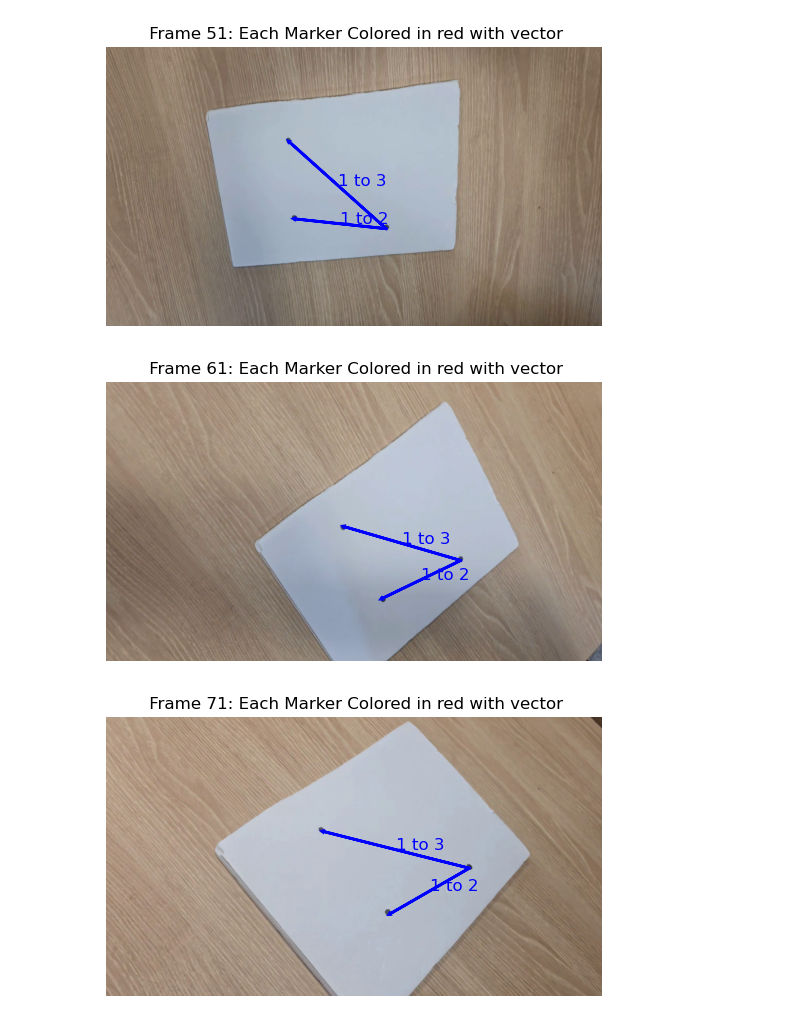
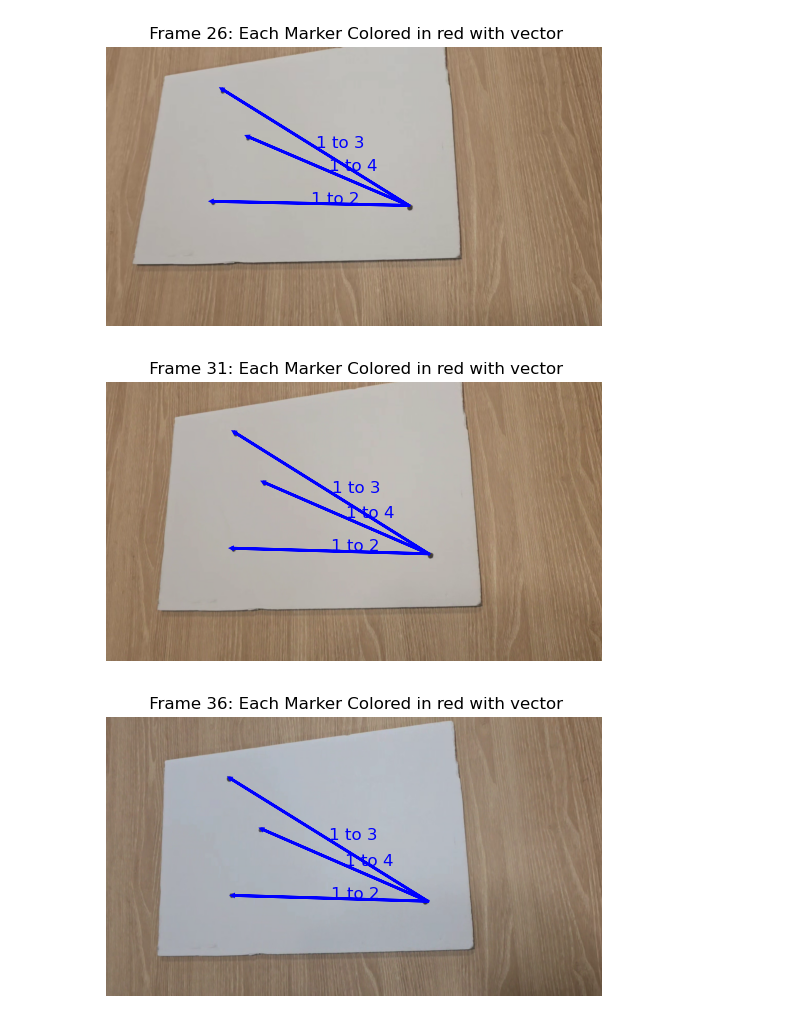
Before and after one commit to SNU-Sigma-Intelligence/SIGMAxPortal301-Team2, a Jupyter notebook: 심화과제_1/SML/test.ipynb, the cells around one changed output. Saved outputs shown, nothing was run; the diff lists cells and outputs as text; code cells hidden in the pictures.

```diff
--- a/심화과제_1/SML/test.ipynb
+++ b/심화과제_1/SML/test.ipynb
@@ -1,8 +1,8 @@
 # %%
 from utils import *
 # %%
-video_path = '/home/ubuntu/SML/SIGMAxPortal301-Team2/심화과제_1/video/2.mp4'
-video = read_video_to_tensor(video_path, frame_step=5)
+video_path = '/home/ubuntu/SML/SIGMAxPortal301-Team2/심화과제_1/video/1.mp4'
+video = read_video_to_tensor(video_path, frame_step=5, max_frame=250)
 # %%
 print(f"Video shape: {video.shape}")
 # %% [output]
@@ -11,7 +11,14 @@ Video shape: torch.Size([109, 3, 1080, 1920])
 highlighted_pictures = []
 marker_list = []
 
-markers, highlighted_frame = heuristic_marker_highlight_for_first_frame(video[0], threshold=0.5, picture=True)
+markers, highlighted_frame = heuristic_marker_highlight_for_first_frame(video[0],
+                                                                        threshold=0.5,
+                                                                        ratio_threshold=1.5,
+                                                                        marker_size_threshold=40,
+                                                                        number_of_markers=4,
+                                                                        picture=True)
 highlighted_pictures.append(highlighted_frame)
 marker_list.append(markers)
+show_picture(highlighted_frame, title='Frame 1: Each Marker Colored in red')
+show_picture_with_marker_vector(highlighted_frame, markers, title='Frame 1: Each Marker Colored in red with vector')
 # %% [output]
@@ -19,9 +28,9 @@ marker_list.append(markers)
 # %%
 for i in range(video.shape[0]-1):
-    markers, highlighted_frame = marker_highlight(video[i], previous_marker=marker_list[-1], threshold=0.5, picture=True)
+    markers, highlighted_frame = marker_highlight(video[i], previous_marker=marker_list[-1], threshold=0.5, pixel_per_marker=20, picture=True)
     highlighted_pictures.append(highlighted_frame)
     marker_list.append(markers)
 # %%
-for i in range(0, len(highlighted_pictures), 10):
+for i in range(0, len(highlighted_pictures), 5):
     show_picture_with_marker_vector(highlighted_pictures[i], marker_list[i], title=f' Frame {i+1}: Each Marker Colored in red with vector')
 # %% [output]
@@ -33,3 +42,3 @@ for i in range(0, len(highlighted_pictures), 10):
-[figure, old version]
+[figure, new version]
-[figure, old version]
+[figure, new version]
-[figure, old version]
+[figure, new version]
```
Also changed, not shown: parts of 10 cells of this notebook, 1 other file.
